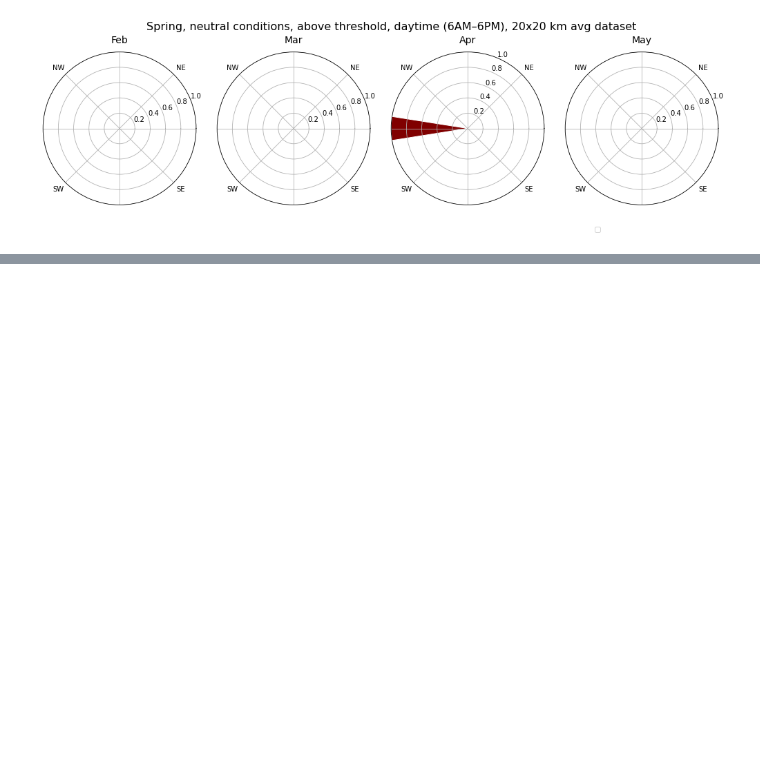
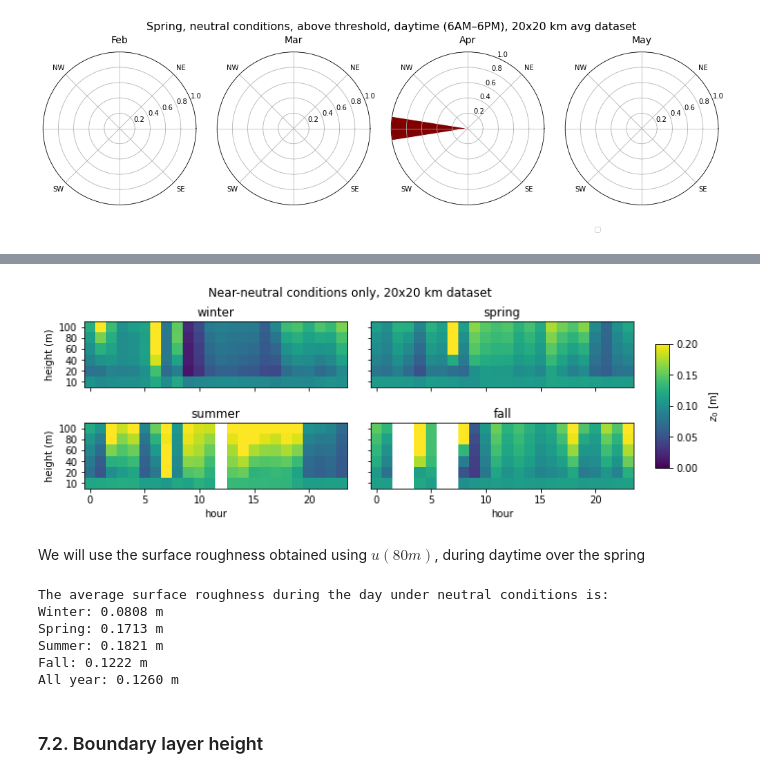
Before and after one commit to rthedin/assessment, a Jupyter notebook: datasets/WINDToolkit/WTKupdate2017_2018.ipynb, the cells around one changed output, grey strips where cells are left out. Saved outputs shown, nothing was run; the diff lists cells and outputs as text; code cells hidden in the pictures; blank space fills up the shorter version.

```diff
--- a/datasets/WINDToolkit/WTKupdate2017_2018.ipynb
+++ b/datasets/WINDToolkit/WTKupdate2017_2018.ipynb
@@ -1319,0 +1409,37 @@ print('\n\n')
+# %%
+z = df20km.index.get_level_values(level='height')
+ustar = df20km['ustar'].xs(0,level='height').repeat(len(heights_u)).values
+df20km['z0'] = z* np.exp(-df20km['windspeed']*k/ustar)
+# %%
+fig, ax1 = plt.subplots(nrows=2, ncols=2, sharex=True, sharey=True, figsize=(10,3.5))
+fig.suptitle('Near-neutral conditions only, 20x20 km dataset',fontsize=12)
+fig.subplots_adjust(hspace=0.18, wspace=0.09)
+ax=ax1.flatten()
+heights_z0 = heights_wind[:6]
+
+for s in range(4):
+    seasonaldataN = df20km.loc[df20km['stability']=='N'].groupby(['season','hour','height']).mean()
+    ws = np.zeros(shape=(len(heights_z0),len(hours_u)))
+    for (i,z) in enumerate(heights_z0):
+        for (j,h) in enumerate(hours_u):
+            try:
+                ws[i,j] = seasonaldataN.loc[(s,h,z)]['z0']
+            except KeyError:
+                ws[i,j] = np.nan
+
+    p = ax[s].imshow(ws[:,:], origin='lower',vmin=0, vmax=0.2)
+    ax[s].set_title(f'{season_names[s]}')
+
+# set titles, labels and colorbar
+cb_ax = fig.add_axes([0.93,0.25, 0.02, 0.5]);  cbar = fig.colorbar(p, cax = cb_ax)
+cb_ax.set_ylabel('$z_0$ [m]',labelpad=10)
+for axi in ax1[-1,:]:
+    axi.set_xlabel('hour')
+for axi in ax1[:,0]:
+    axi.set_ylabel('height (m)')
+    axi.set_yticks(np.arange(len(heights_z0)))
+    axi.set_yticklabels(heights_z0)
+# %% [output]
+[figure, added]
+# %% [markdown]
+We will use the surface roughness obtained using $u(80m)$, during daytime over the spring
@@ -1319,0 +1464,14 @@ print('\n\n')
+# %%
+print(f'The average surface roughness during the day under neutral conditions is:')
+print(f'Winter: {z0_z80_neutral_wi:.4f} m\nSpring: {z0_z80_neutral_sp:.4f} m')
+print(f'Summer: {z0_z80_neutral_su:.4f} m\nFall: {z0_z80_neutral_fa:.4f} m')
+print(f'All year: {z0_z80_neutral_all:.4f} m')
+# %% [output]
+The average surface roughness during the day under neutral conditions is:
+Winter: 0.0808 m
+Spring: 0.1713 m
+Summer: 0.1821 m
+Fall: 0.1222 m
+All year: 0.1260 m
+# %% [markdown]
+### 7.2. Boundary layer height
```
Also changed, not shown: parts of 25 cells of this notebook, 4 other files.
